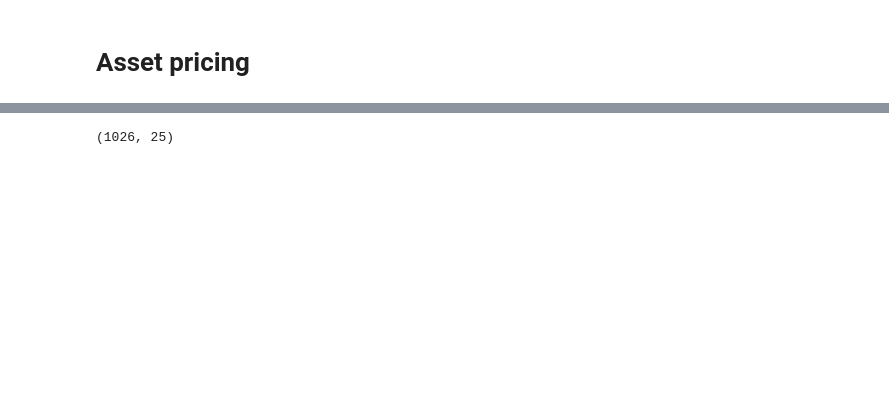
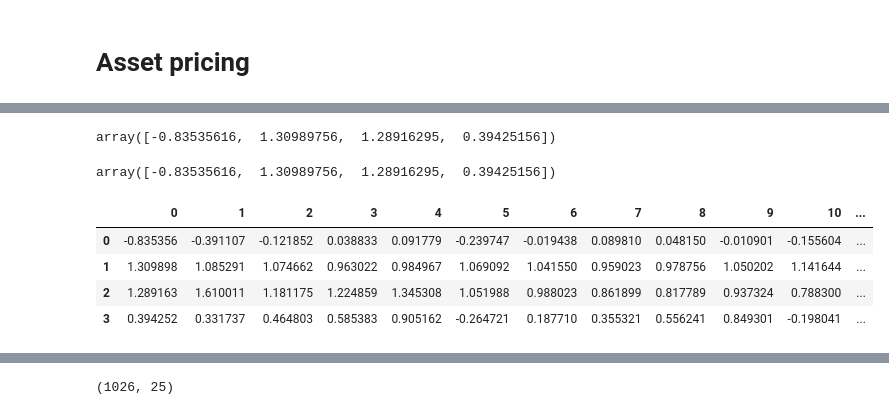
Before and after one commit to danielyang1009/project-test, a Jupyter notebook: capm/asset pricing.ipynb, the cells around one changed output, grey strips where cells are left out. Cells and saved outputs as stored; diff of their text form; code cells hidden in the pictures; blank space fills up the shorter version.

```diff
--- a/capm/asset pricing.ipynb
+++ b/capm/asset pricing.ipynb
@@ -48,0 +73,16 @@ portfolios = np.mat(portfolios)
+# %%
+test_res0.params
+# %% [output]
+array([-0.83535616,  1.30989756,  1.28916295,  0.39425156])
+# %%
+ts_res.params[:,0]
+# %% [output]
+array([-0.83535616,  1.30989756,  1.28916295,  0.39425156])
+# %%
+pd.DataFrame(ts_res.params)
+# %% [output]
+|  | 0 | 1 | 2 | 3 | 4 | 5 | 6 | 7 | 8 | 9 | 10 | ... |
+| 0 | -0.835356 | -0.391107 | -0.121852 | 0.038833 | 0.091779 | -0.239747 | -0.019438 | 0.089810 | 0.048150 | -0.010901 | -0.155604 | ... |
+| 1 | 1.309898 | 1.085291 | 1.074662 | 0.963022 | 0.984967 | 1.069092 | 1.041550 | 0.959023 | 0.978756 | 1.050202 | 1.141644 | ... |
+| 2 | 1.289163 | 1.610011 | 1.181175 | 1.224859 | 1.345308 | 1.051988 | 0.988023 | 0.861899 | 0.817789 | 0.937324 | 0.788300 | ... |
+| 3 | 0.394252 | 0.331737 | 0.464803 | 0.585383 | 0.905162 | -0.264721 | 0.187710 | 0.355321 | 0.556241 | 0.849301 | -0.198041 | ... |
```
Also changed, not shown: parts of 20 cells of this notebook, 4 other files.
